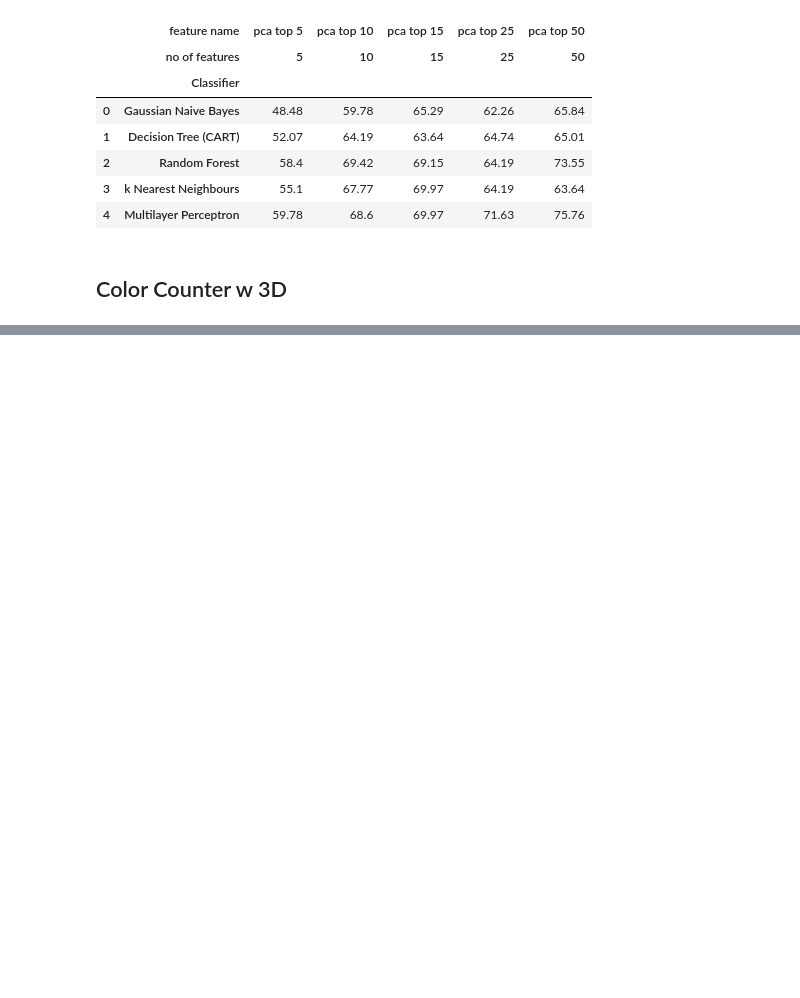
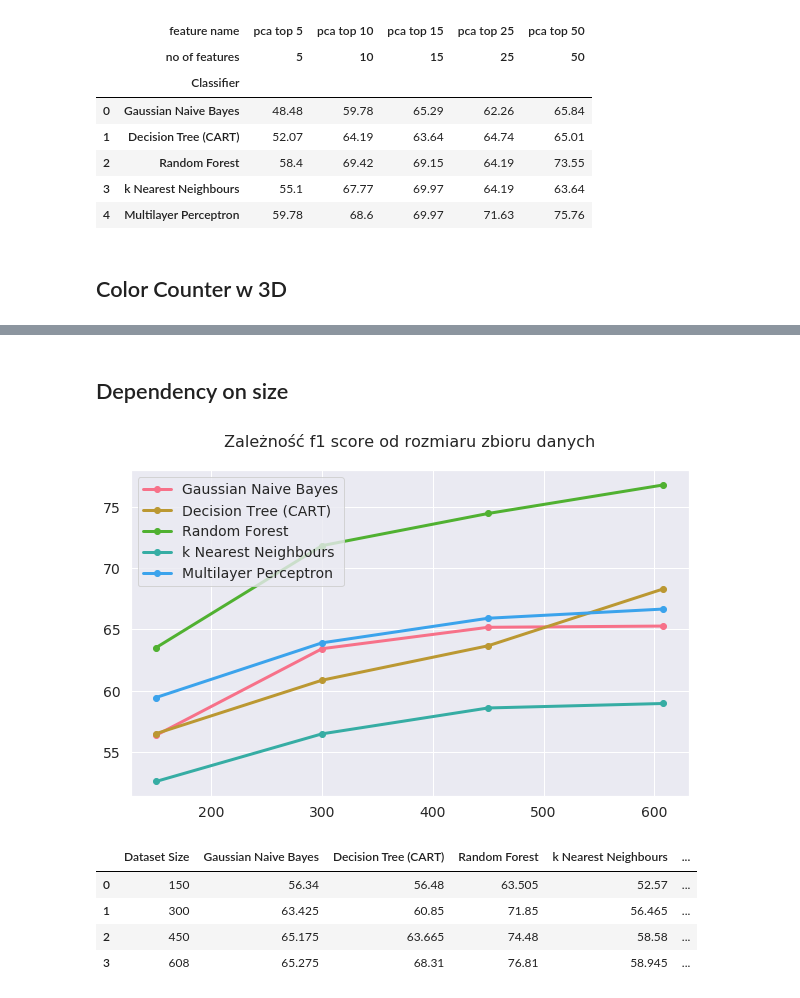
Before and after one commit to lukaszsus/memotion-images-analysis, a Jupyter notebook: experiment_scripts/pandas_dataframes_results.ipynb, the cells around one changed output, grey strips where cells are left out. Cells and saved outputs as stored; diff of their text form; code cells hidden in the pictures; blank space fills up the shorter version.

```diff
--- a/experiment_scripts/pandas_dataframes_results.ipynb
+++ b/experiment_scripts/pandas_dataframes_results.ipynb
@@ -564,0 +539,45 @@ FileNotFoundError: [Errno 2] No such file or directory: 'animations/test90.png'
+# %% [markdown]
+## Dependency on size
+# %%
+sns.set_palette("husl")
+# %%
+def load_dep_on_size(directory, filename):
+    def bold_max(s):
+        values = [False for _ in s.values]
+        if s.name != 'Dataset Size':
+            max_val = np.max(s.values[s.values < 120])
+            values = [True if v == max_val else False for v in s.values]
+        return ['font-weight: bold' if v else '' for v in values]
+
+    def highlight_max(s):
+        values = [False for _ in s.values]
+        if s.name != 'Dataset Size':
+            max_val = np.max(s.values[s.values < 120])
+            values = [True if v == max_val else False for v in s.values]
+        return ['background-color: lightpink' if v else '' for v in values]
+
+    dataset_path = os.path.join(DATA_PATH, f'{directory}/{filename}')
+    df = pd.read_csv(dataset_path, index_col=False)
+    df = df.groupby(["Dataset Size"]).mean()
+    df = df.reset_index()
+
+    plt.figure(figsize=(10, 6))
+    for column in df.columns[1:]:
+        plt.plot(df["Dataset Size"], df[column], 'o-', label=column, linewidth=3)
+    plt.xticks(fontsize=14)
+    plt.yticks(fontsize=14)
+    plt.title('Zależność f1 score od rozmiaru zbioru danych\n', fontsize=16)
+    plt.legend(fontsize=14)
+    plt.show()
+
+    df_style = df.style.apply(bold_max).apply(bold_max, axis=1).apply(highlight_max)
+    return df_style
+# %%
+load_dep_on_size("results/tables/combined", "f1score-scalar_hsv_kmeans_gabor.csv")
+# %% [output]
+[figure, added]
+|  | Dataset Size | Gaussian Naive Bayes | Decision Tree (CART) | Random Forest | k Nearest Neighbours | ... |
+| 0 | 150 | 56.34 | 56.48 | 63.505 | 52.57 | ... |
+| 1 | 300 | 63.425 | 60.85 | 71.85 | 56.465 | ... |
+| 2 | 450 | 65.175 | 63.665 | 74.48 | 58.58 | ... |
+| 3 | 608 | 65.275 | 68.31 | 76.81 | 58.945 | ... |
```
Also changed, not shown: parts of 18 cells of this notebook.
